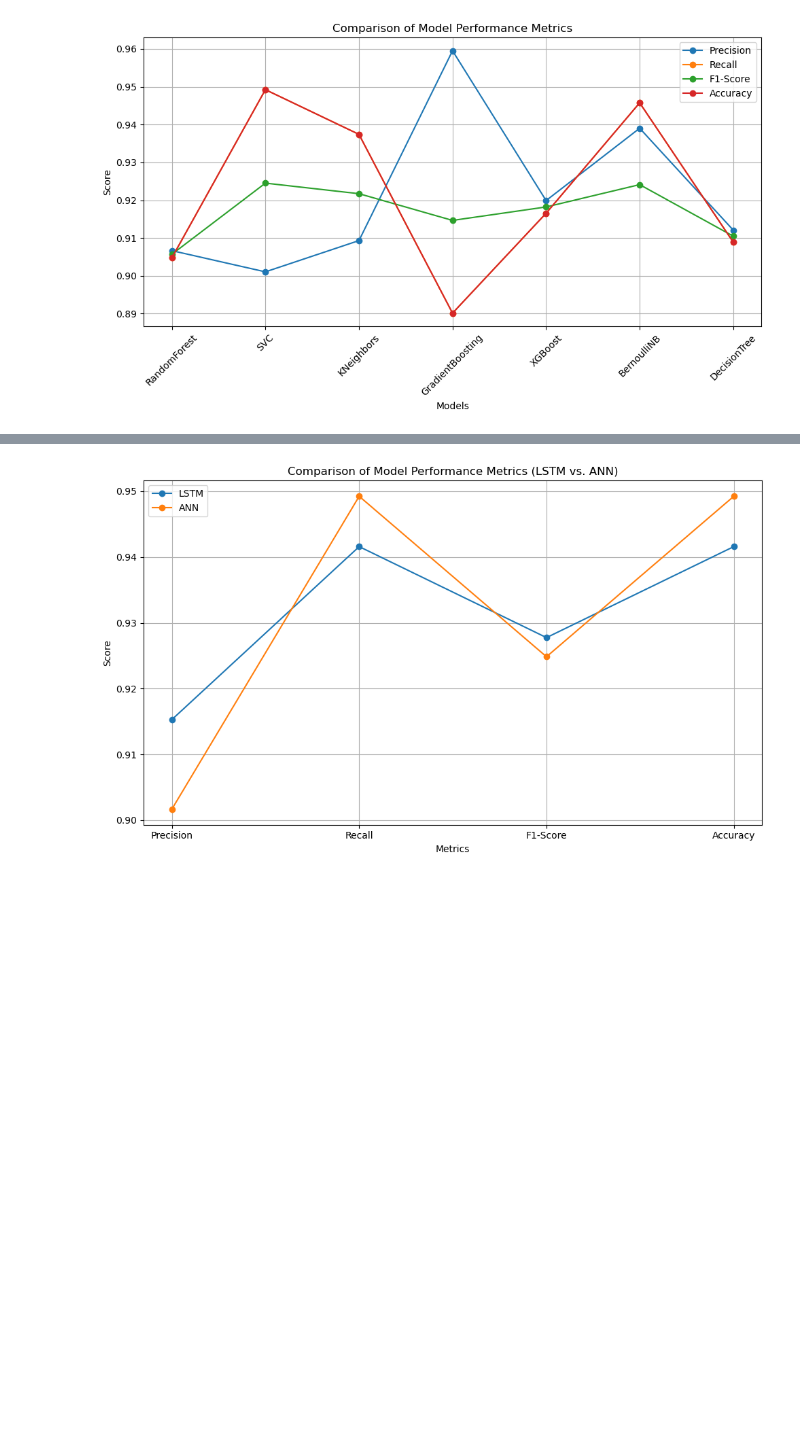
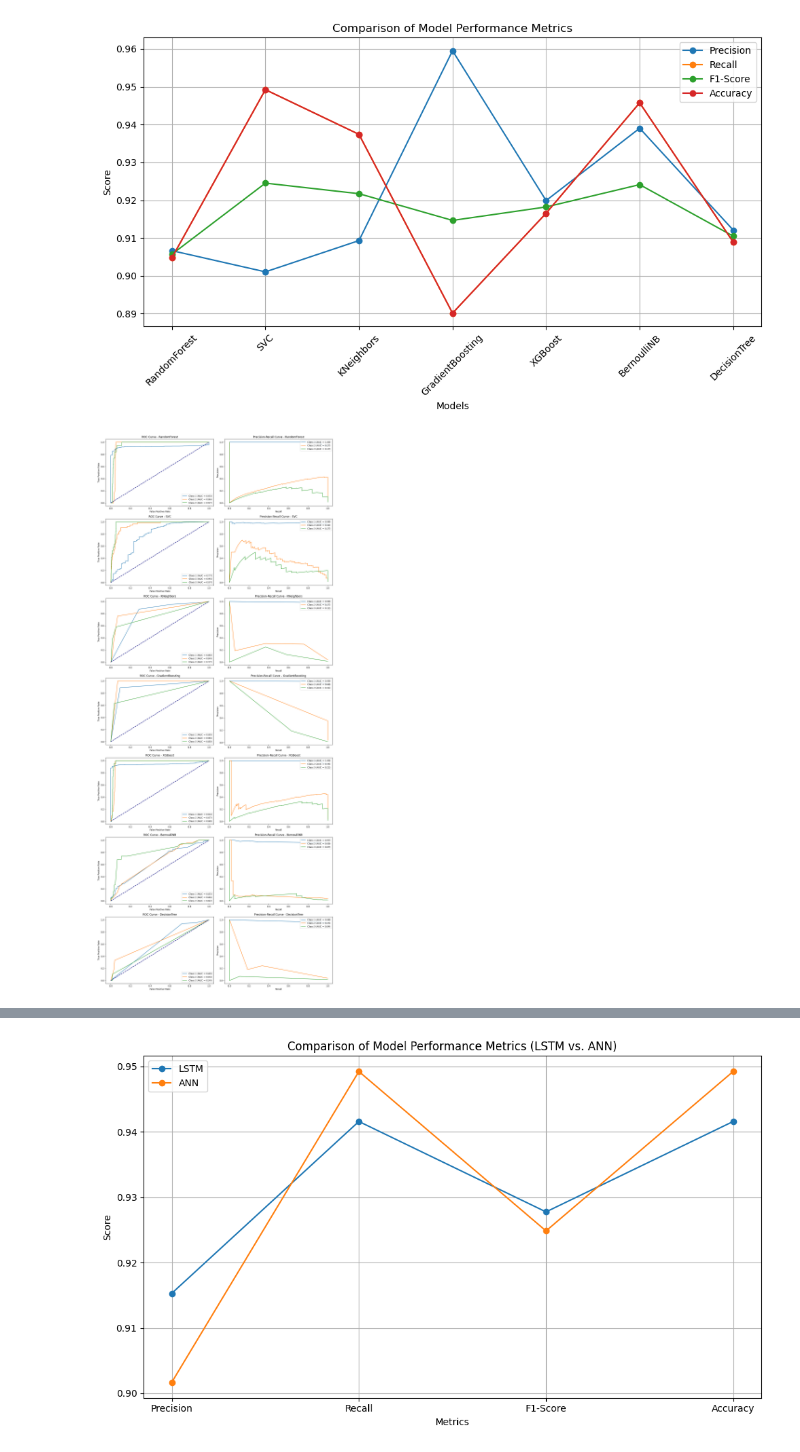
Before and after one commit to aashishops/Thyroid-Performance-Analysis, a Jupyter notebook: src/model_comp.ipynb, the cells around one changed output, grey strips where cells are left out. Cells and saved outputs as stored; diff of their text form; code cells hidden in the pictures; blank space fills up the shorter version.

Commit message:
roc - precision recall graph

```diff
--- a/src/model_comp.ipynb
+++ b/src/model_comp.ipynb
@@ -14,5 +17,5 @@ filepath=r'C:\Users\dwija\OneDrive\Thyroid-Performance-Analysis\SAVED_MODEL'
 # %%
-#filepath=r'E:\College\2nd year\Winter project\Thyroid-Performance-Analysis\SAVED_MODEL'
+filepath=r'E:\College\2nd year\Winter project\Thyroid-Performance-Analysis\SAVED_MODEL'
 # %%
 with open(filepath + r'\models.pkl', 'rb') as file:
     models = pickle.load(file)
@@ -25,5 +30,5 @@ datasetfilepath=r'C:\Users\dwija\OneDrive\Thyroid-Performance-Analysis\Data\pre_
 # %%
-# datasetfilepath=r'E:\College\2nd year\Winter project\Thyroid-Performance-Analysis\Data\pre_data\Dataset.csv'
+datasetfilepath=r'E:\College\2nd year\Winter project\Thyroid-Performance-Analysis\Data\pre_data\Dataset.csv'
 # %%
 Dataset = pd.read_csv(datasetfilepath)
 # %%
@@ -114,7 +119,7 @@ F1-Score: 91.05%
 Accuracy: 90.89%
 # %%
 colors = ['blue', 'green', 'orange', 'red', 'purple', 'brown', 'pink']
-models = models.keys()
+mod = models.keys()
 # %%
 pastel_colors = ['#FFB6C1', '#98FB98', '#ADD8E6', '#FFD700']
 
@@ -214,6 +219,66 @@ plt.tight_layout()
 plt.show()
 # %% [output]
 [figure]
+# %%
+fig, axes = plt.subplots(7, 2, figsize=(15, 5 * 7))
+axes = axes.flatten()
+
+for i, (model_name, model) in enumerate(models.items()):
+
+    if hasattr(model, 'predict_proba'):
+        y_pred_prob = model.predict_proba(X_test)
+    else:
+        y_pred_prob = model.decision_function(X_test)
+
+
+    ax_roc = axes[i * 2]
+
+    if len(np.unique(y_test)) > 2:
+        y_test_bin = label_binarize(y_test, classes=np.unique(y_test))
+
+
+        for j in range(y_test_bin.shape[1]):
+            fpr, tpr, _ = roc_curve(y_test_bin[:, j], y_pred_prob[:, j])
+            roc_auc = auc(fpr, tpr)
+            ax_roc.plot(fpr, tpr, label=f'Class {j + 1} (AUC = {roc_auc:.2f})')
+    else:
+
+        fpr, tpr, _ = roc_curve(y_test, y_pred_prob[:, 1])
+        roc_auc = auc(fpr, tpr)
+        ax_roc.plot(fpr, tpr, label=f'AUC = {roc_auc:.2f}')
+
+    ax_roc.plot([0, 1], [0, 1], color='navy', lw=2, linestyle='--')
+    ax_roc.set_xlabel('False Positive Rate')
+    ax_roc.set_ylabel('True Positive Rate')
+    ax_roc.set_title(f'ROC Curve - {model_name}')
+    ax_roc.legend(loc='lower right')
+
+
+    ax_pr = axes[i * 2 + 1]
+
+
+    if len(np.unique(y_test)) > 2:
+        y_test_bin = label_binarize(y_test, classes=np.unique(y_test))
+
+        for j in range(y_test_bin.shape[1]):
+            precision, recall, _ = precision_recall_curve(y_test_bin[:, j], y_pred_prob[:, j])
+            pr_auc = auc(recall, precision)
+            ax_pr.plot(recall, precision, label=f'Class {j + 1} (AUC = {pr_auc:.2f})')
+    else:
+
+        precision, recall, _ = precision_recall_curve(y_test, y_pred_prob[:, 1])
+        pr_auc = auc(recall, precision)
+        ax_pr.plot(recall, precision, label=f'AUC = {pr_auc:.2f}')
+
+    ax_pr.set_xlabel('Recall')
+    ax_pr.set_ylabel('Precision')
+    ax_pr.set_title(f'Precision-Recall Curve - {model_name}')
+    ax_pr.legend(loc='upper right')
+
+plt.tight_layout()
+plt.show()
+# %% [output]
+[figure, added]
 # %%
 y_pred = lstm.predict(X_test_reshaped)
 y_pred_binary = (y_pred > 0.5).astype(int)
```
Also changed, not shown: parts of 15 cells of this notebook.
